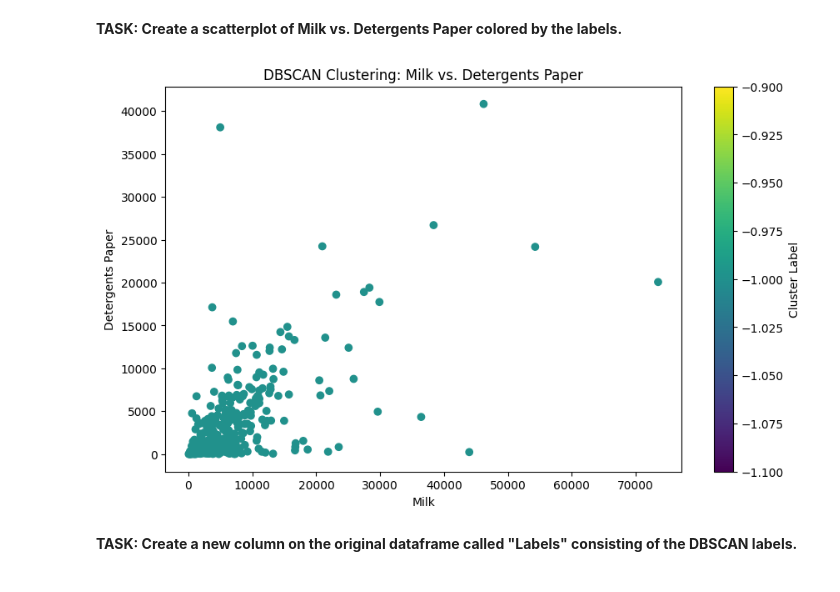
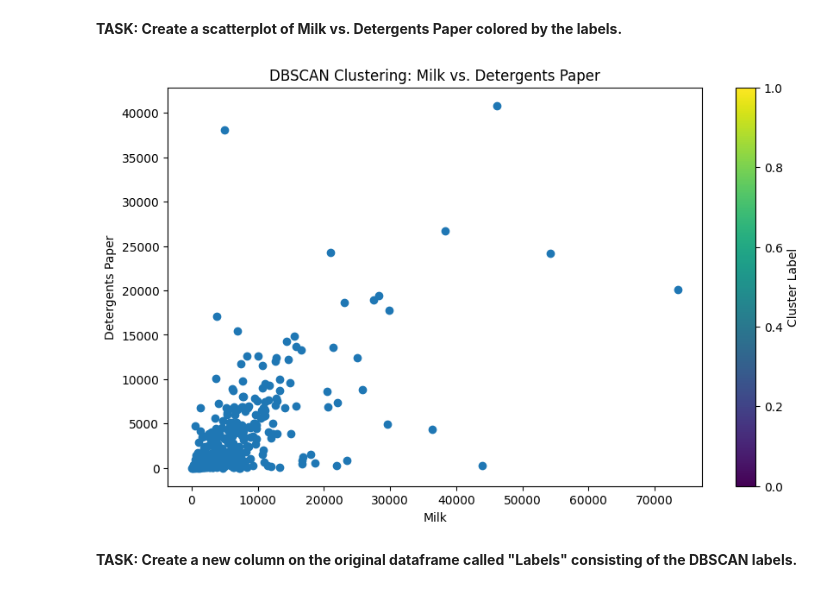
Before and after one commit to Yaj-t/DATA_ANALYTICS, a Jupyter notebook: assignments/lecture_4DBScan .ipynb, the cells around one changed output. Saved outputs shown, nothing was run; the diff lists cells and outputs as text; code cells hidden in the pictures.

```diff
--- a/assignments/lecture_4DBScan .ipynb
+++ b/assignments/lecture_4DBScan .ipynb
@@ -221,14 +222,14 @@ NameError: name 'labels' is not defined
 # %%
 # Create a scatterplot of Milk vs. Detergents Paper, colored by the DBSCAN labels
 plt.figure(figsize=(10, 6))
-plt.scatter(df['Milk'], df['Detergents_Paper'], c=labels, cmap='viridis')
+plt.scatter(df['Milk'], df['Detergents_Paper'], cmap='viridis')
 plt.title('DBSCAN Clustering: Milk vs. Detergents Paper')
 plt.xlabel('Milk')
 plt.ylabel('Detergents Paper')
 plt.colorbar(label='Cluster Label')
 plt.show()
 # %% [output]
-[figure, old version]
+[figure, new version]
 # %% [markdown]
 **TASK: Create a new column on the original dataframe called "Labels" consisting of the DBSCAN labels.**
 # %%
```
Also changed, not shown: parts of 3 cells of this notebook.
